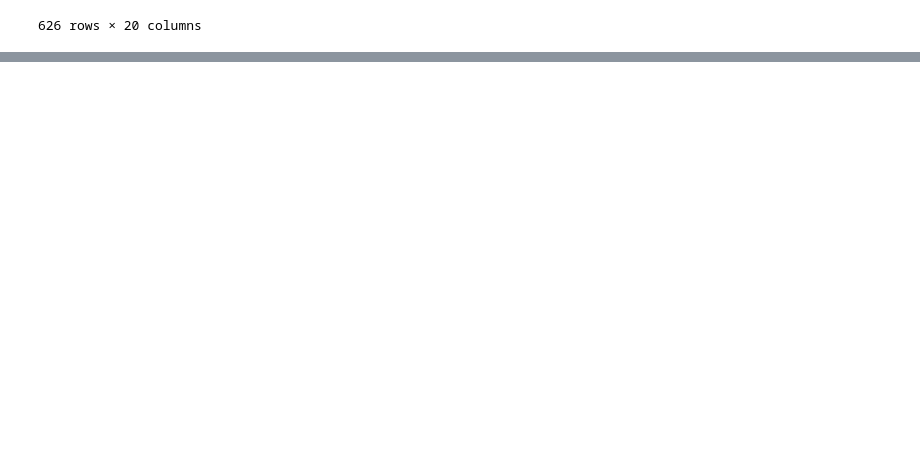
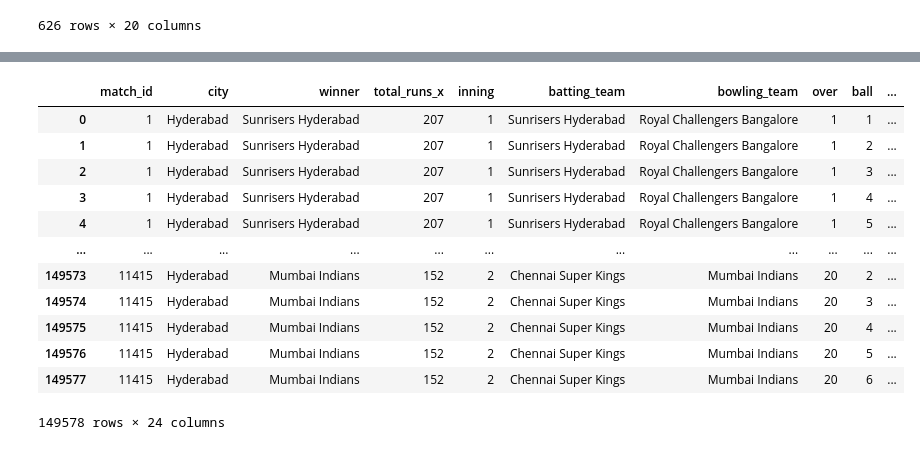
Before and after one commit to abhaygzb15/IPL-Win-Probability-Predictor, a Jupyter notebook: IPL Win Predictor.ipynb, the cells around one changed output, grey strips where cells are left out. Cells and saved outputs as stored; diff of their text form; code cells hidden in the pictures; blank space fills up the shorter version.

Commit message:
Extract valuable attributes and then merge it

```diff
--- a/IPL Win Predictor.ipynb
+++ b/IPL Win Predictor.ipynb
@@ -163,3 +163,6 @@ matches_df
 | 754 | 11414 | IPL-2019 | Visakhapatnam | 10-05-2019 | Delhi Capitals | Chennai Super Kings | Chennai Super Kings | field | normal | 0 | ... |
 | 755 | 11415 | IPL-2019 | Hyderabad | 12-05-2019 | Mumbai Indians | Chennai Super Kings | Mumbai Indians | bat | normal | 0 | ... |
 626 rows × 20 columns
+# %%
+matches_df=matches_df[['match_id','city','winner','total_runs']]
+matches_df
@@ -165,0 +183,17 @@ matches_df
+# %%
+deliveries_df=matches_df.merge(deliveries,on='match_id')
+deliveries_df
+# %% [output]
+|  | match_id | city | winner | total_runs_x | inning | batting_team | bowling_team | over | ball | ... |
+| 0 | 1 | Hyderabad | Sunrisers Hyderabad | 207 | 1 | Sunrisers Hyderabad | Royal Challengers Bangalore | 1 | 1 | ... |
+| 1 | 1 | Hyderabad | Sunrisers Hyderabad | 207 | 1 | Sunrisers Hyderabad | Royal Challengers Bangalore | 1 | 2 | ... |
+| 2 | 1 | Hyderabad | Sunrisers Hyderabad | 207 | 1 | Sunrisers Hyderabad | Royal Challengers Bangalore | 1 | 3 | ... |
+| 3 | 1 | Hyderabad | Sunrisers Hyderabad | 207 | 1 | Sunrisers Hyderabad | Royal Challengers Bangalore | 1 | 4 | ... |
+| 4 | 1 | Hyderabad | Sunrisers Hyderabad | 207 | 1 | Sunrisers Hyderabad | Royal Challengers Bangalore | 1 | 5 | ... |
+| ... | ... | ... | ... | ... | ... | ... | ... | ... | ... | ... |
+| 149573 | 11415 | Hyderabad | Mumbai Indians | 152 | 2 | Chennai Super Kings | Mumbai Indians | 20 | 2 | ... |
+| 149574 | 11415 | Hyderabad | Mumbai Indians | 152 | 2 | Chennai Super Kings | Mumbai Indians | 20 | 3 | ... |
+| 149575 | 11415 | Hyderabad | Mumbai Indians | 152 | 2 | Chennai Super Kings | Mumbai Indians | 20 | 4 | ... |
+| 149576 | 11415 | Hyderabad | Mumbai Indians | 152 | 2 | Chennai Super Kings | Mumbai Indians | 20 | 5 | ... |
+| 149577 | 11415 | Hyderabad | Mumbai Indians | 152 | 2 | Chennai Super Kings | Mumbai Indians | 20 | 6 | ... |
+149578 rows × 24 columns
```
Also changed, not shown: parts of 1 cell of this notebook.
